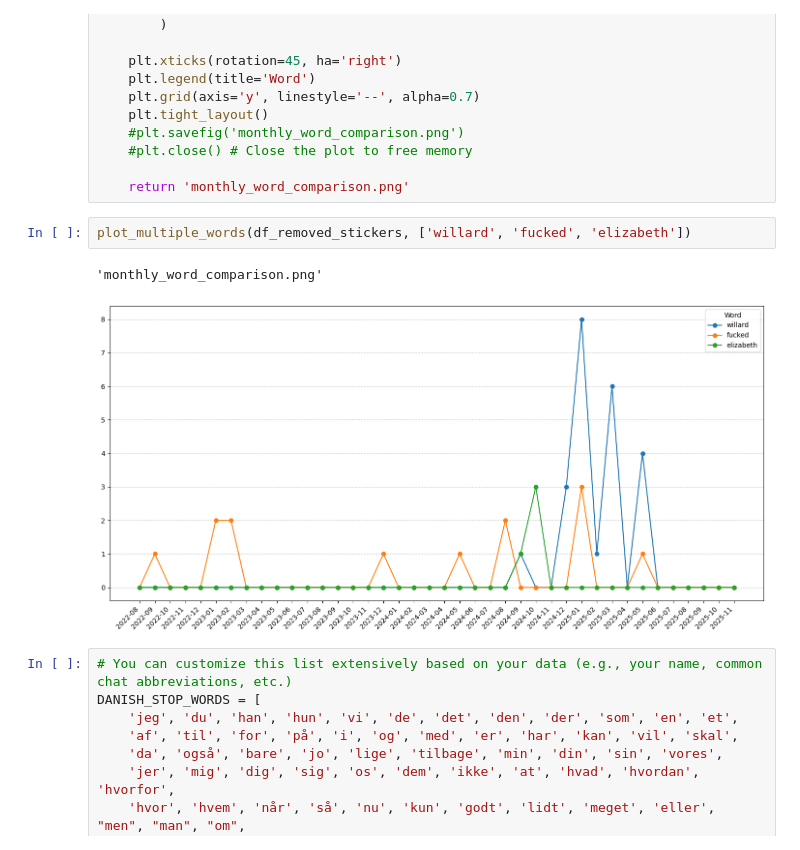
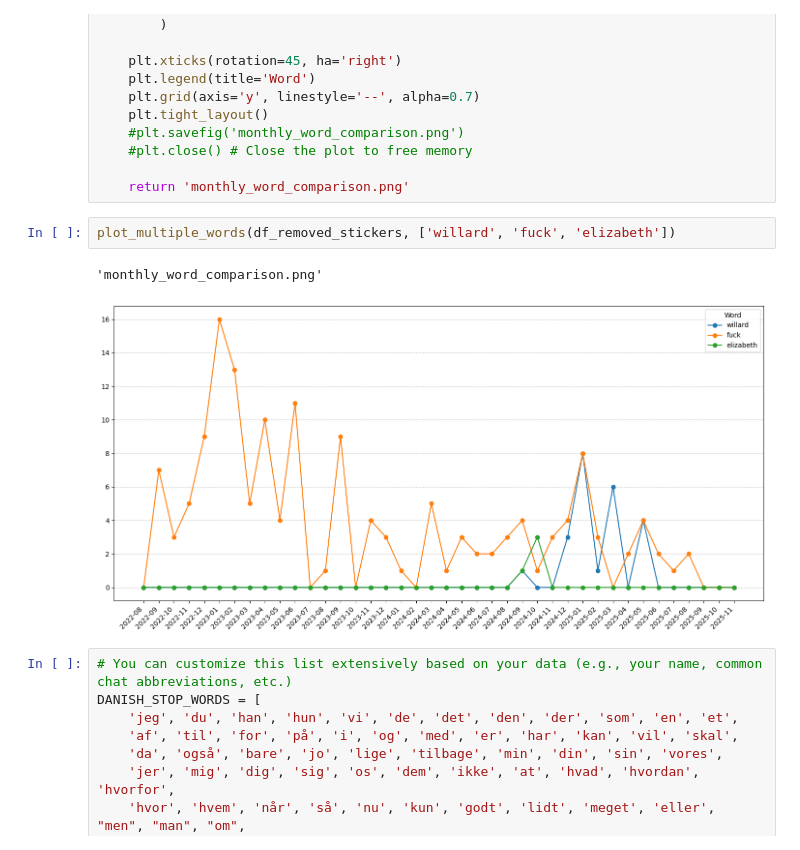
Before and after one commit to AlbertRossJoh/swuchat, a Jupyter notebook: consolidated.ipynb, the cells around one changed output. Saved outputs shown, nothing was run; the diff lists cells and outputs as text.

```diff
--- a/consolidated.ipynb
+++ b/consolidated.ipynb
@@ -383,10 +402,10 @@ def plot_multiple_words(df, SPECIFIC_WORDS):
 
     return 'monthly_word_comparison.png'
 # %%
-plot_multiple_words(df_removed_stickers, ['willard', 'fucked', 'elizabeth'])
+plot_multiple_words(df_removed_stickers, ['willard', 'fuck', 'elizabeth'])
 # %% [output]
 'monthly_word_comparison.png'
-[figure, old version]
+[figure, new version]
 # %%
 # You can customize this list extensively based on your data (e.g., your name, common chat abbreviations, etc.)
 DANISH_STOP_WORDS = [
```
Also changed, not shown: parts of 7 cells of this notebook, 1 other file.
